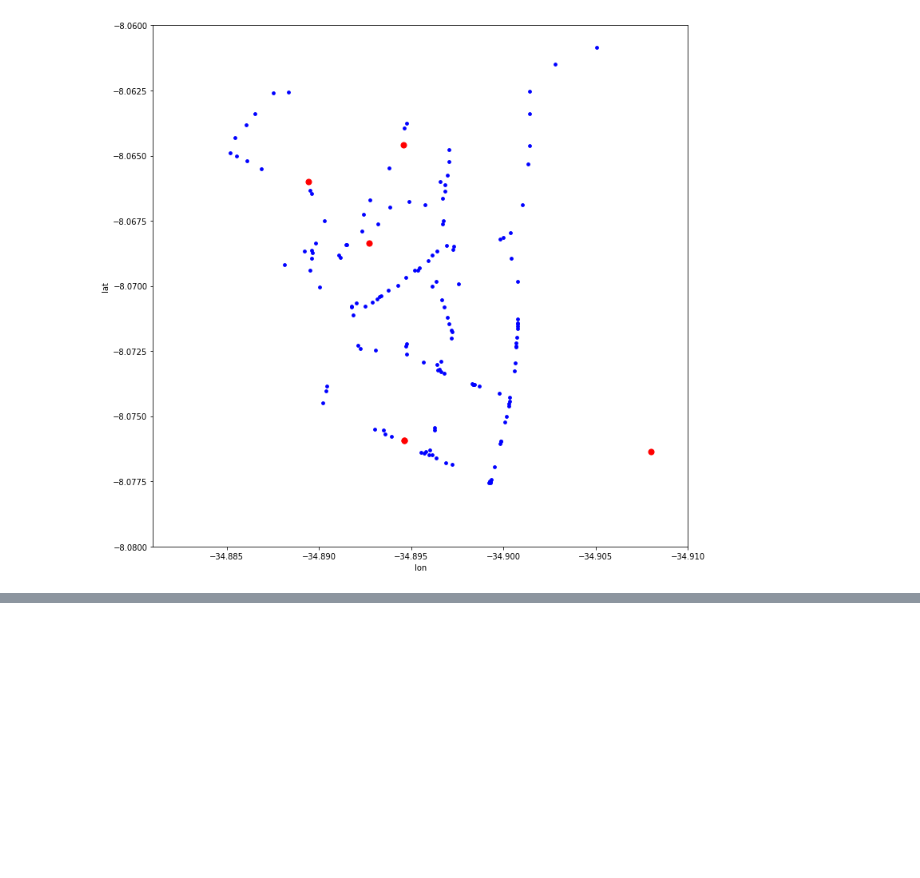
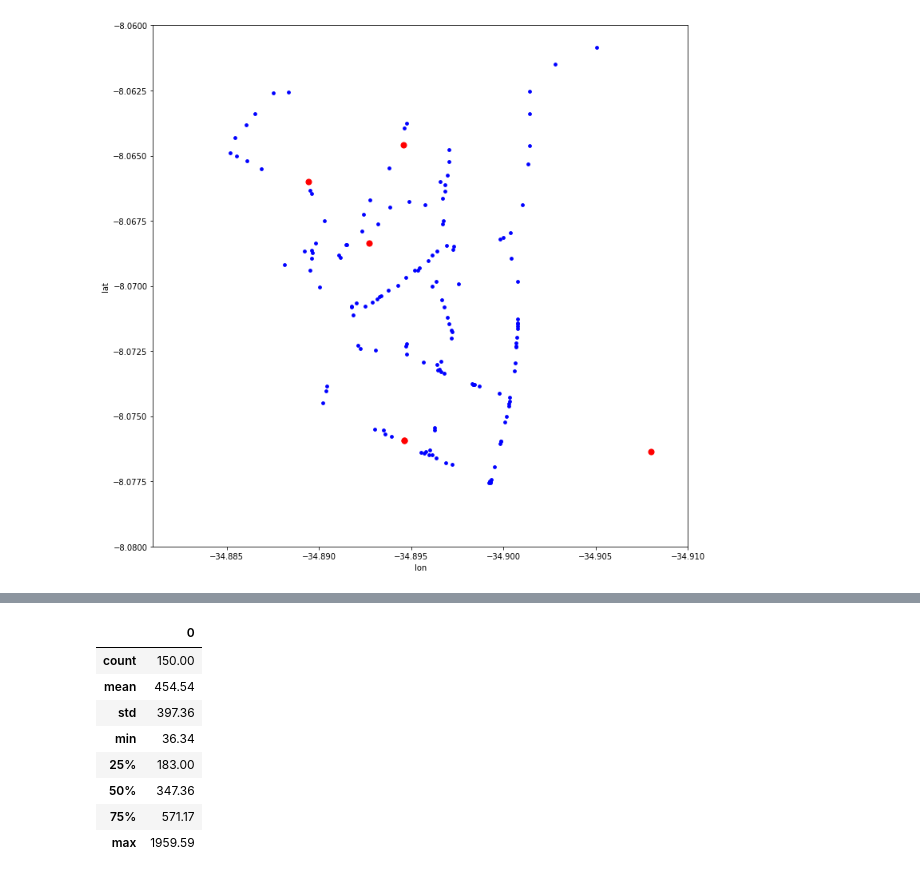
Before and after one commit to KevinKAMS/ComunicacoesMoveis, a Jupyter notebook: visualization.ipynb, the cells around one changed output, grey strips where cells are left out. Drawn from its saved outputs; the diff is of its cells as text; code cells hidden in the pictures; blank space fills up the shorter version.

Commit message:
Add function to generate error table

```diff
--- a/visualization.ipynb
+++ b/visualization.ipynb
@@ -54,0 +55,14 @@ plt.show()
+# %%
+errors_df = calculate_errors()
+errors_df.to_csv('./finalResult/erros.csv', index=False)
+round(errors_df.describe(), 2)
+# %% [output]
+|  | 0 |
+| count | 150.00 |
+| mean | 454.54 |
+| std | 397.36 |
+| min | 36.34 |
+| 25% | 183.00 |
+| 50% | 347.36 |
+| 75% | 571.17 |
+| max | 1959.59 |
```
Also changed, not shown: parts of 1 cell of this notebook, 7 other files.
